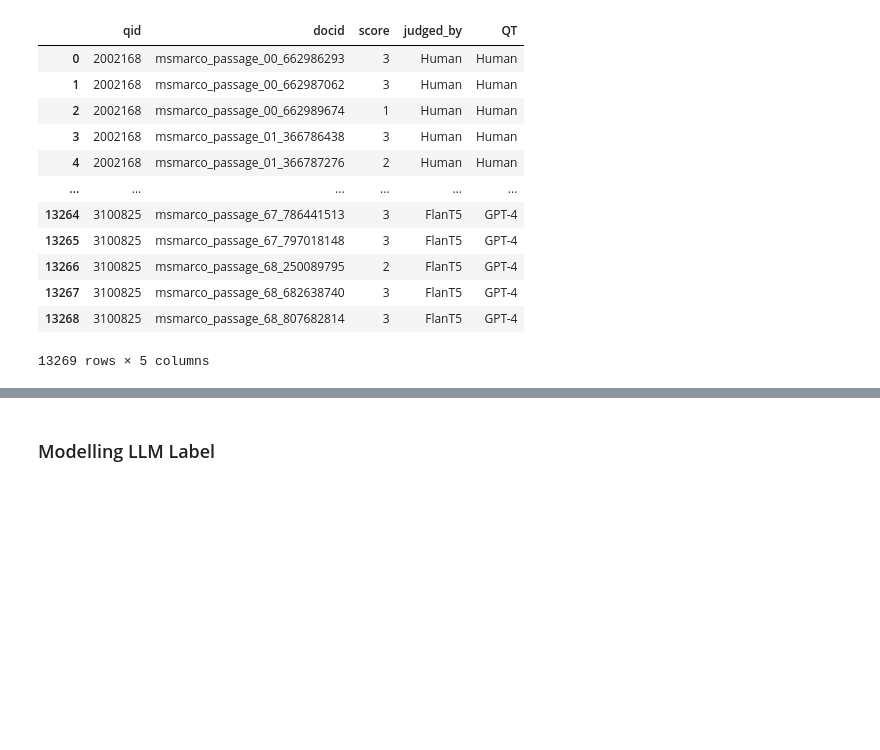
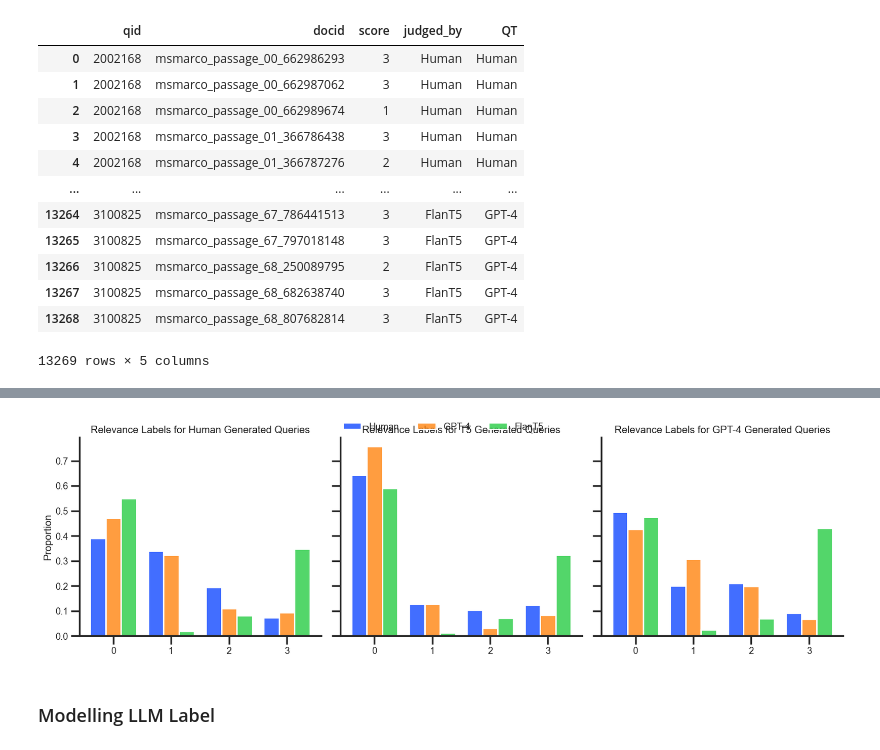
Before and after one commit to rahmanidashti/BiasSyntheticData, a Jupyter notebook: 4-labels-analysis.ipynb, the cells around one changed output, grey strips where cells are left out. Drawn from its saved outputs; the diff is of its cells as text; code cells hidden in the pictures; blank space fills up the shorter version.

```diff
--- a/4-labels-analysis.ipynb
+++ b/4-labels-analysis.ipynb
@@ -102,38 +156,36 @@ qrels_df
 # %%
-import seaborn as sns
-
-df = data
+df = qrels_df.copy()
 
 df['score'] = df['score'].astype('category')
-
-
 
 sns.set_style("ticks")  # Options: white, dark, whitegrid, darkgrid, ticks
 sns.set_context("poster", font_scale =0.6)     # Options: paper, notebook, talk, poster
 sns.set_palette("bright")   # You can also use: deep, muted, bright, dark, colorblind, or a custom list of colors
 
 # Create a FacetGrid for the label type
 g = sns.FacetGrid(df, col="QT", hue="judged_by", height=5)
 
 # Add a histogram to the FacetGrid
 g.map(sns.histplot, 'score', stat="proportion", hue = 'judged_by', multiple='dodge', shrink = .8, common_norm=False, data = df)
 
 # Adjust the titles and labels
 g.add_legend()
 g.set_axis_labels("", "Proportion")
 g.set_titles(col_template="{col_name}")
 
 titles = ['Relevance Labels for Human Generated Queries', 'Relevance Labels for T5 Generated Queries', 'Relevance Labels for GPT-4 Generated Queries']
 
 for ax, title in zip(g.axes.flatten(),titles):
     ax.set_title(title)
 
 sns.move_legend(g, ncol=5, loc='upper center', title = '')
 
 # Adjust layout
 plt.subplots_adjust(top=0.85)
 
 # Show the plot
 plt.xticks([0, 1, 2, 3])  # Set y-ticks to 0, 1, 2, 3
 plt.tight_layout()
 plt.show()
+# %% [output]
+[figure, added]
```
Also changed, not shown: parts of 3 cells of this notebook.
